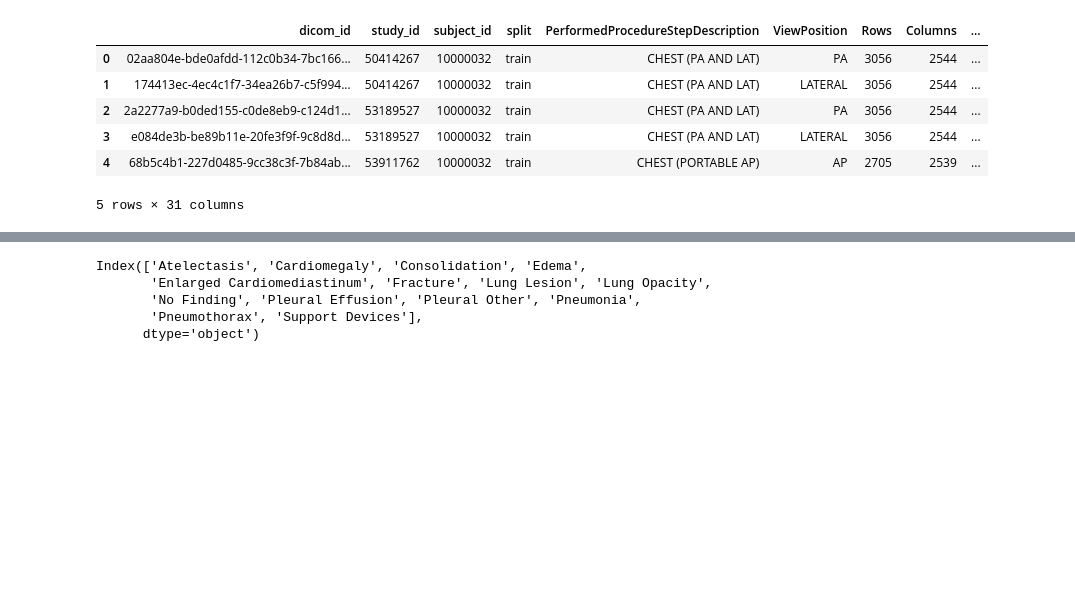
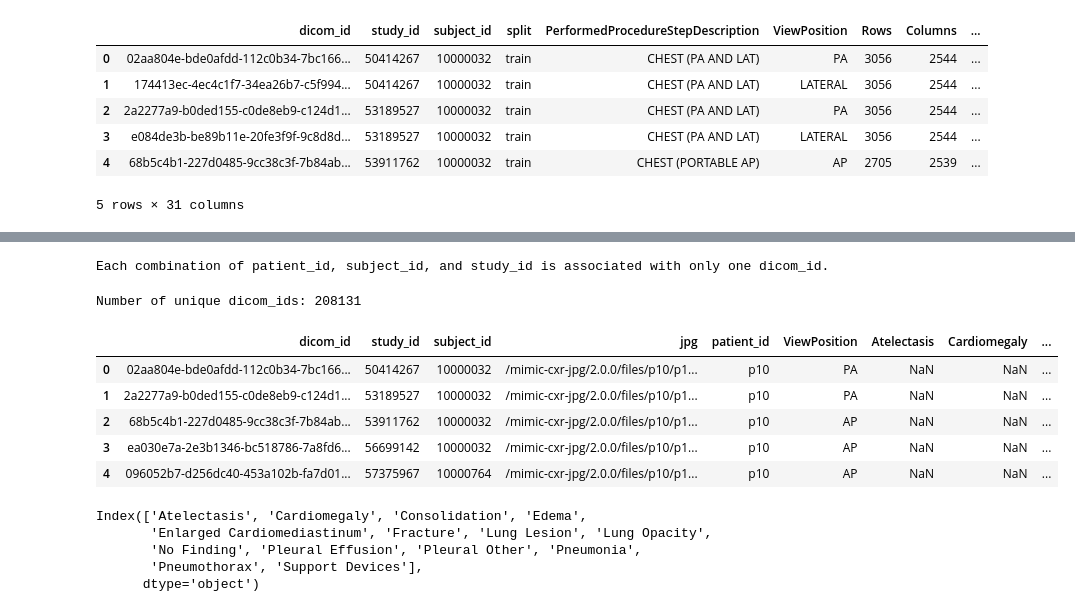
Before and after one commit to tumamur/project_medical, a Jupyter notebook: notebooks/data_analysis.ipynb, the cells around one changed output, grey strips where cells are left out. Saved outputs shown, nothing was run; the diff lists cells and outputs as text; code cells hidden in the pictures; blank space fills up the shorter version.

```diff
--- a/notebooks/data_analysis.ipynb
+++ b/notebooks/data_analysis.ipynb
@@ -96,2 +203,30 @@ merged_df
+# %%
+# Group by patient_id, subject_id, and study_id and count unique dicom_ids
+grouped = merged_df.groupby(['patient_id', 'subject_id', 'study_id']).agg({'dicom_id': 'nunique'})
+
+# Check if there are groups with more than one dicom_id
+multiple_dicom_ids = grouped[grouped['dicom_id'] > 1]
+
+# Display results
+if multiple_dicom_ids.empty:
+    print("Each combination of patient_id, subject_id, and study_id is associated with only one dicom_id.")
+else:
+    print("There are combinations of patient_id, subject_id, and study_id associated with multiple dicom_id(s).")
+    print(multiple_dicom_ids)
+# %% [output]
+Each combination of patient_id, subject_id, and study_id is associated with only one dicom_id.
+# %%
+print("Number of unique dicom_ids: {}".format(merged_df['dicom_id'].nunique()))
+# %% [output]
+Number of unique dicom_ids: 208131
+# %%
+merged_df.head()
+# %% [output]
+|  | dicom_id | study_id | subject_id | jpg | patient_id | ViewPosition | Atelectasis | Cardiomegaly | ... |
+| 0 | 02aa804e-bde0afdd-112c0b34-7bc166... | 50414267 | 10000032 | /mimic-cxr-jpg/2.0.0/files/p10/p1... | p10 | PA | NaN | NaN | ... |
+| 1 | 2a2277a9-b0ded155-c0de8eb9-c124d1... | 53189527 | 10000032 | /mimic-cxr-jpg/2.0.0/files/p10/p1... | p10 | PA | NaN | NaN | ... |
+| 2 | 68b5c4b1-227d0485-9cc38c3f-7b84ab... | 53911762 | 10000032 | /mimic-cxr-jpg/2.0.0/files/p10/p1... | p10 | AP | NaN | NaN | ... |
+| 3 | ea030e7a-2e3b1346-bc518786-7a8fd6... | 56699142 | 10000032 | /mimic-cxr-jpg/2.0.0/files/p10/p1... | p10 | AP | NaN | NaN | ... |
+| 4 | 096052b7-d256dc40-453a102b-fa7d01... | 57375967 | 10000764 | /mimic-cxr-jpg/2.0.0/files/p10/p1... | p10 | AP | NaN | NaN | ... |
 # %%
 # return all the unique values in pathology columns columns[4:]
```
Also changed, not shown: parts of 25 cells of this notebook, 4 other files.
